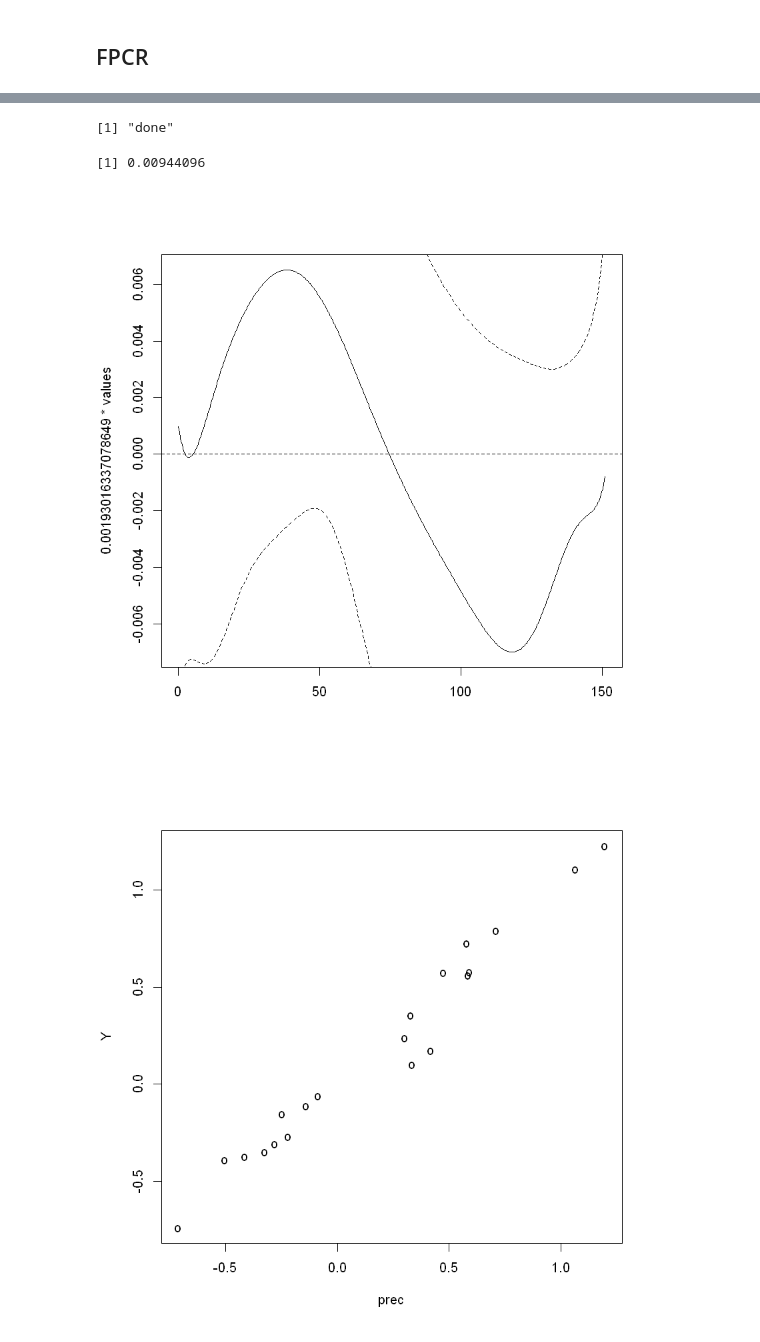
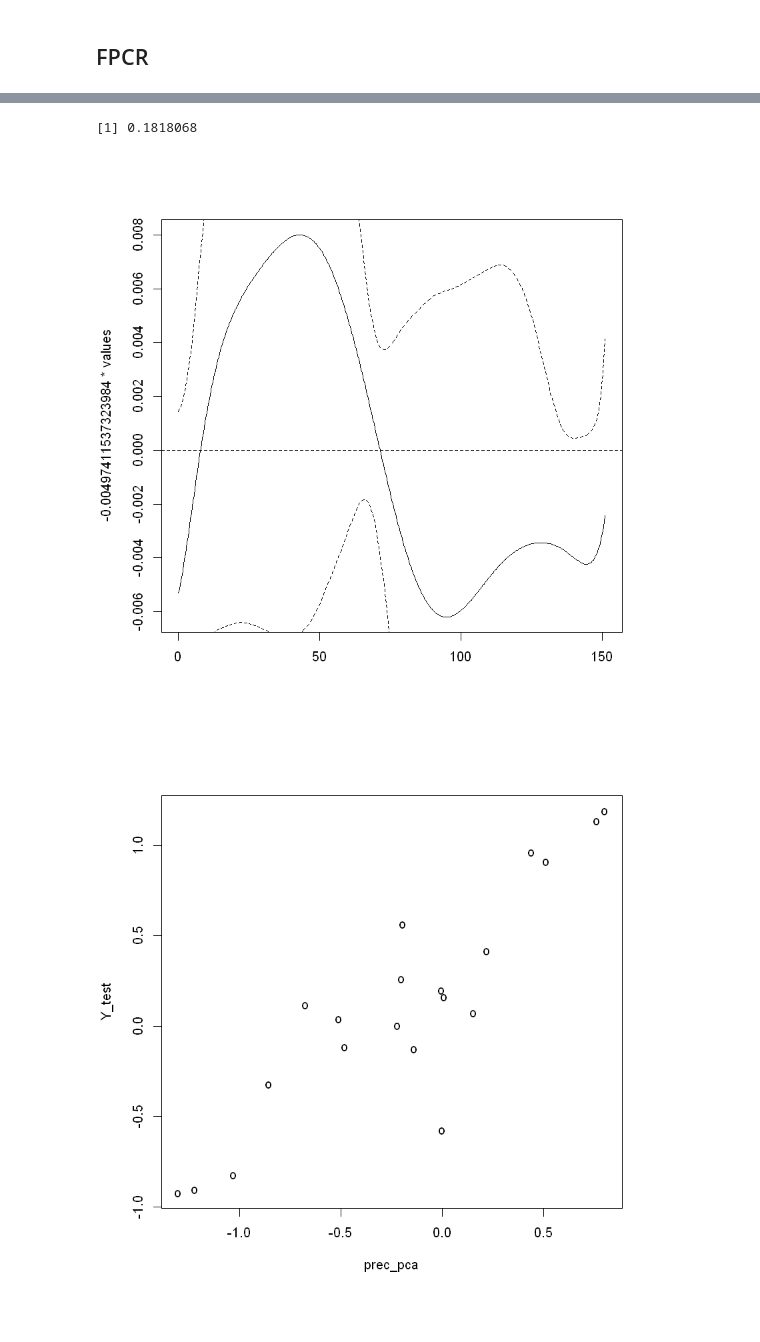
Before and after one commit to JakobJuergens/Basis_Choice_FLR, a Jupyter notebook: Code/simulation_study_approach.ipynb, the cells around one changed output, grey strips where cells are left out. Drawn from its saved outputs; the diff is of its cells as text; code cells hidden in the pictures.

```diff
--- a/Code/simulation_study_approach.ipynb
+++ b/Code/simulation_study_approach.ipynb
@@ -63,20 +82,25 @@ X = data_generation()
 Y = X %*% beta1*(1/n_var)  + rnorm(n_obs, 0, 0.125)
 Y = as.numeric(Y)
 final_X = t(X)
+X_train = final_X[,-test]
+Y_train = Y[-test]
+X_test = final_X[,test]
+Y_test = Y[test]
 dim(final_X) # transpose, st obsverations now in columns //
 #todo: check if dim correct
-
 
 smallbasis  <- create.bspline.basis(rangeval = c(0, length(grid)), nbasis = 12, 7)
 harmFdpar = fdPar(smallbasis)
 
-smooth_basis <- smooth.basis(y = final_X, fdParobj=smallbasis)
-smooth_basis_fd = smooth_basis$fd
+smooth_basis_train <- smooth.basis(y = X_train, fdParobj=smallbasis)
+smooth_basis_train_fd = smooth_basis_train$fd
+smooth_basis_test <- smooth.basis(y = X_test, fdParobj=smallbasis)
+smooth_basis_test_fd = smooth_basis_test$fd
 
-simulated_pcaObj = pca.fd(smooth_basis$fd, nharm = nharm, harmfdPar = harmFdpar, centerfns = FALSE)
-
-simulated_pcaObj$varprop
+simulated_pcaObj_train = pca.fd(smooth_basis_train_fd, nharm = nharm, harmfdPar = harmFdpar, centerfns = FALSE)
+simulated_pcaObj_test = pca.fd(smooth_basis_test_fd, nharm = nharm, harmfdPar = harmFdpar, centerfns = FALSE)
+#simulated_pcaObj$varprop
 # todo:use to choose appropriate level of explained variance
 
-plot(smooth_basis_fd, ylab="", xlab="",col="gray")
+plot(smooth_basis_train_fd, ylab="", xlab="",col="gray")
 # %% [output]
@@ -115,44 +137,47 @@ plot(prec, Y, type="p", pch="o")
 # %% [markdown]
 ## FPCR
 # %%
-xfdlist <- list(const=rep(1, n_obs), smooth_basis=smooth_basis_fd)
-betabasis1 <- create.constant.basis(c(0, n_obs))
+xfdlist = list(const=rep(1, (n_obs-length(test))), smooth_basis=smooth_basis_train_fd)
+betabasis1 <- create.constant.basis(c(0, (n_obs-length(test))))
 betafd1    <- fd(0, betabasis1)
 betafdPar1 <- fdPar(betafd1)
 # here the magic happens!
-betafdPar2  <- fdPar(simulated_pcaObj$harmonics)
+betafdPar2  <- fdPar(simulated_pcaObj_train$harmonics)
 betalist_pca <- list(const=betafdPar1, smooth_basis_fd=betafdPar2)
 
-f_regress_pca <- lm(Y~simulated_pcaObj$scores)
+data = simulated_pcaObj_train$scores
+f_regress_pca <- lm(Y_train ~ data)
 pca_coeffs = summary(f_regress_pca)$coef
 pca_coeffs
 
-betafd = pca_coeffs[2,1]*simulated_pcaObj$harmonics[1] +
-        pca_coeffs[3,1]*simulated_pcaObj$harmonics[2] +
-        pca_coeffs[4,1]*simulated_pcaObj$harmonics[3]+
-        pca_coeffs[5,1]*simulated_pcaObj$harmonics[4]
+betafd = pca_coeffs[2,1]*simulated_pcaObj_train$harmonics[1] +
+        pca_coeffs[3,1]*simulated_pcaObj_train$harmonics[2] +
+        pca_coeffs[4,1]*simulated_pcaObj_train$harmonics[3]+
+        pca_coeffs[5,1]*simulated_pcaObj_train$harmonics[4]
 
 
 coefvar = pca_coeffs[,2]**2
 
-betavar = (pca_coeffs[2] * simulated_pcaObj$harmonics[1])**2 +
-          (pca_coeffs[3] * simulated_pcaObj$harmonics[2])**2 +
-          (pca_coeffs[4] * simulated_pcaObj$harmonics[3])**2 +
-          (pca_coeffs[5] * simulated_pcaObj$harmonics[4])**2
-'
-          This all has to become flexible! S.t we can choose the desired components that explain a
-          certain amount of the variance and then this will become dynamic
-'
+betavar = (pca_coeffs[2] * simulated_pcaObj_train$harmonics[1])**2 +
+          (pca_coeffs[3] * simulated_pcaObj_train$harmonics[2])**2 +
+          (pca_coeffs[4] * simulated_pcaObj_train$harmonics[3])**2 +
+          (pca_coeffs[5] * simulated_pcaObj_train$harmonics[4])**2
+
+        #   This all has to become flexible! S.t we can choose the desired components that explain a
+        #   certain amount of the variance and then this will become dynamic
+
 
 plot(betafd)
 lines(betafd+2*sqrt(betavar), lty=2, lwd=1)
 lines(betafd-2*sqrt(betavar), lty=2, lwd=1)
 
+data = simulated_pcaObj_test$scores
+prec_pca <- predict.lm(object = f_regress_pca, data.frame(data = data))
 
-prec <- predict(f_regress_pca)
-#  plot the data and the fit
-MSE <- mean((Y-prec)^2)
-print(MSE)
-plot(prec, Y, type="p", pch="o")
+prec_pca2 <- predict(object = f_regress_pca)
+
+MSE_test <- mean((Y_test-prec_pca)^2)
+print(MSE_test)
+plot(prec_pca, Y_test, type="p", pch="o")
 # %% [output]
 |  | Estimate | Std. Error | t value | Pr(>|t|) |
@@ -165,4 +190,3 @@ plot(prec, Y, type="p", pch="o")
-[1] "done"
+[1] 0.1818068
-[1] 0.00944096
-[figure, old version]
+[figure, new version]
-[figure, old version]
+[figure, new version]
```
Also changed, not shown: parts of 5 cells of this notebook, 1 other file.
